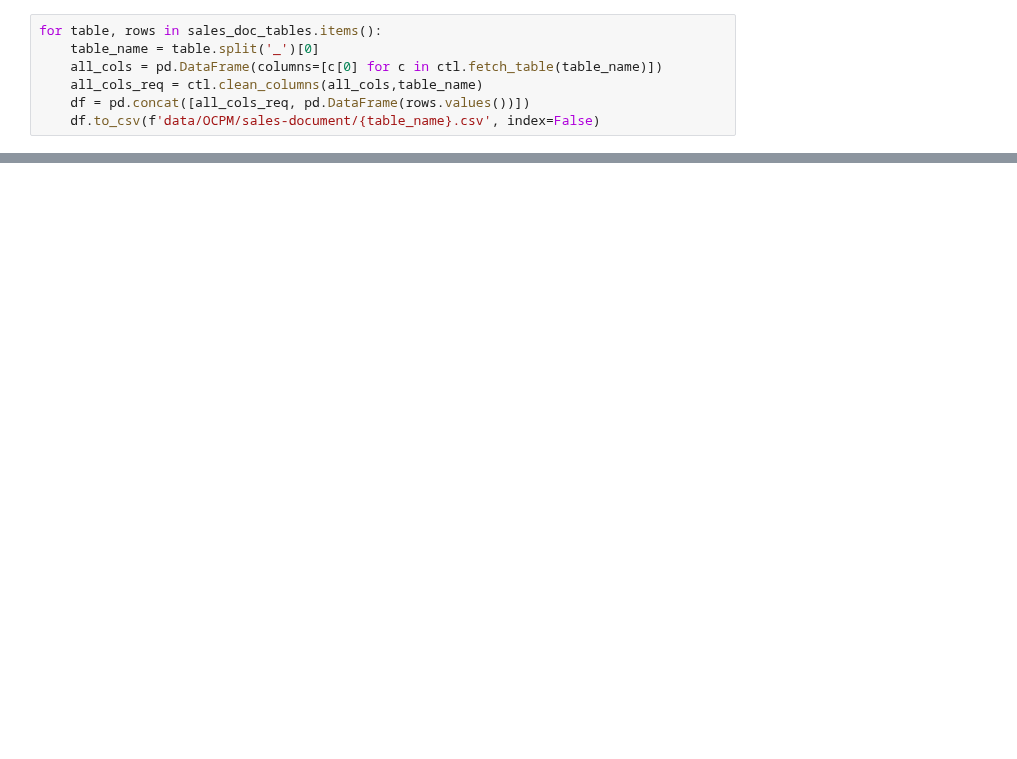
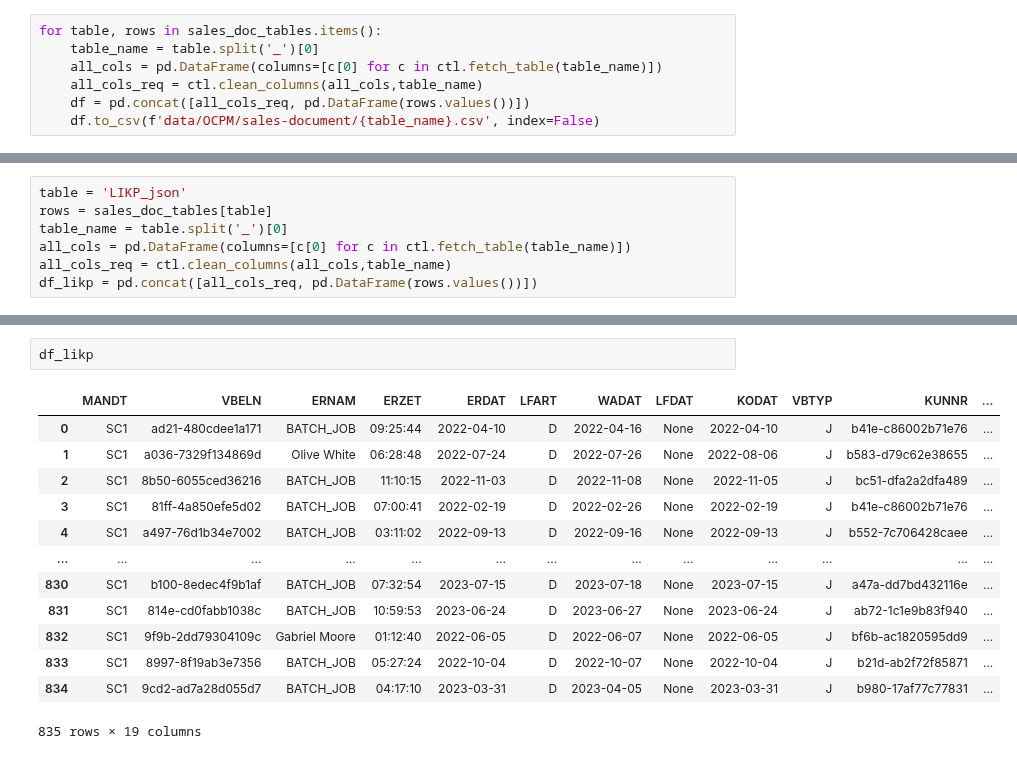
Before and after one commit to NaolGB/Sourcream, a Jupyter notebook: om.ipynb, the cells around one changed output, grey strips where cells are left out. Saved outputs shown, nothing was run; the diff lists cells and outputs as text; blank space fills up the shorter version.

```diff
--- a/om.ipynb
+++ b/om.ipynb
@@ -426,0 +479,7 @@ for table, rows in sales_doc_tables.items():
+# %%
+table = 'LIKP_json'
+rows = sales_doc_tables[table]
+table_name = table.split('_')[0]
+all_cols = pd.DataFrame(columns=[c[0] for c in ctl.fetch_table(table_name)])
+all_cols_req = ctl.clean_columns(all_cols,table_name)
+df_likp = pd.concat([all_cols_req, pd.DataFrame(rows.values())])
@@ -426,0 +532,16 @@ for table, rows in sales_doc_tables.items():
+# %%
+df_likp
+# %% [output]
+|  | MANDT | VBELN | ERNAM | ERZET | ERDAT | LFART | WADAT | LFDAT | KODAT | VBTYP | KUNNR | ... |
+| 0 | SC1 | ad21-480cdee1a171 | BATCH_JOB | 09:25:44 | 2022-04-10 | D | 2022-04-16 | None | 2022-04-10 | J | b41e-c86002b71e76 | ... |
+| 1 | SC1 | a036-7329f134869d | Olive White | 06:28:48 | 2022-07-24 | D | 2022-07-26 | None | 2022-08-06 | J | b583-d79c62e38655 | ... |
+| 2 | SC1 | 8b50-6055ced36216 | BATCH_JOB | 11:10:15 | 2022-11-03 | D | 2022-11-08 | None | 2022-11-05 | J | bc51-dfa2a2dfa489 | ... |
+| 3 | SC1 | 81ff-4a850efe5d02 | BATCH_JOB | 07:00:41 | 2022-02-19 | D | 2022-02-26 | None | 2022-02-19 | J | b41e-c86002b71e76 | ... |
+| 4 | SC1 | a497-76d1b34e7002 | BATCH_JOB | 03:11:02 | 2022-09-13 | D | 2022-09-16 | None | 2022-09-13 | J | b552-7c706428caee | ... |
+| ... | ... | ... | ... | ... | ... | ... | ... | ... | ... | ... | ... | ... |
+| 830 | SC1 | b100-8edec4f9b1af | BATCH_JOB | 07:32:54 | 2023-07-15 | D | 2023-07-18 | None | 2023-07-15 | J | a47a-dd7bd432116e | ... |
+| 831 | SC1 | 814e-cd0fabb1038c | BATCH_JOB | 10:59:53 | 2023-06-24 | D | 2023-06-27 | None | 2023-06-24 | J | ab72-1c1e9b83f940 | ... |
+| 832 | SC1 | 9f9b-2dd79304109c | Gabriel Moore | 01:12:40 | 2022-06-05 | D | 2022-06-07 | None | 2022-06-05 | J | bf6b-ac1820595dd9 | ... |
+| 833 | SC1 | 8997-8f19ab3e7356 | BATCH_JOB | 05:27:24 | 2022-10-04 | D | 2022-10-07 | None | 2022-10-04 | J | b21d-ab2f72f85871 | ... |
+| 834 | SC1 | 9cd2-ad7a28d055d7 | BATCH_JOB | 04:17:10 | 2023-03-31 | D | 2023-04-05 | None | 2023-03-31 | J | b980-17af77c77831 | ... |
+835 rows × 19 columns
```
Also changed, not shown: parts of 7 cells of this notebook, 1 other file.
